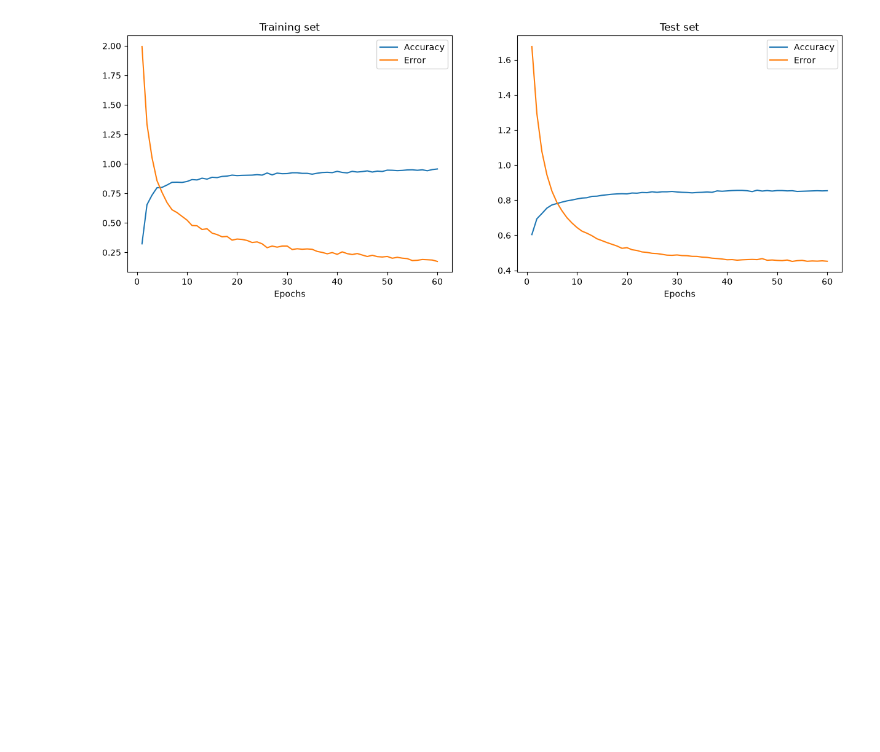
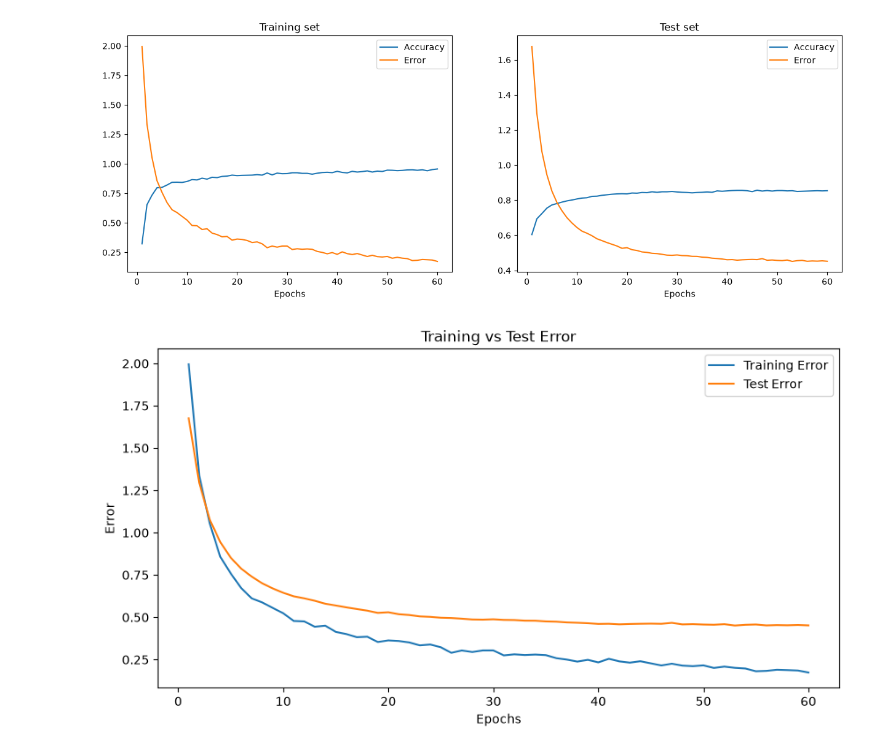
Before and after one commit to TshidisoMKG/NN_In_NumPy, a Jupyter notebook: mnist.ipynb, the cells around one changed output. Saved outputs shown, nothing was run; the diff lists cells and outputs as text; code cells hidden in the pictures; blank space fills up the shorter version.

```diff
--- a/mnist.ipynb
+++ b/mnist.ipynb
@@ -548,3 +547,83 @@ for ax, metrics, title in zip(axes, (training_metrics, test_metrics), ("Training
     ax.legend()
 # %% [output]
 [figure]
+# %%
+# Visualize training/test error and training/test accuracy separately
+
+epoch_range = np.arange(epochs) + 1
+
+
+# Calculate training and test accuracy
+training_accuracy = (
+    np.asarray(store_training_accurate_pred) / len(training_images)
+)
+
+test_accuracy = (
+    np.asarray(store_test_accurate_pred) / len(test_images)
+)
+
+
+# Calculate training and test error
+training_error = (
+    np.asarray(store_training_loss) / len(training_images)
+)
+
+test_error = (
+    np.asarray(store_test_loss) / len(test_images)
+)
+
+
+
+# Plot 1: Training vs Test Error
+
+
+plt.figure(figsize=(10, 5))
+
+plt.plot(
+    epoch_range,
+    training_error,
+    label="Training Error"
+)
+
+plt.plot(
+    epoch_range,
+    test_error,
+    label="Test Error"
+)
+
+plt.title("Training vs Test Error")
+plt.xlabel("Epochs")
+plt.ylabel("Error")
+plt.legend()
+#plt.grid(True)
+
+plt.show()
+
+
+
+# Plot 2: Training vs Test Accuracy
+
+
+plt.figure(figsize=(10, 5))
+
+plt.plot(
+    epoch_range,
+    training_accuracy,
+    label="Training Accuracy"
+)
+
+plt.plot(
+    epoch_range,
+    test_accuracy,
+    label="Test Accuracy"
+)
+
+plt.title("Training vs Test Accuracy")
+plt.xlabel("Epochs")
+plt.ylabel("Accuracy")
+plt.legend()
+#plt.grid(True)
+
+plt.show()
+# %% [output]
+[figure, added]
```
Also changed, not shown: parts of 43 cells of this notebook, 9 other files.
